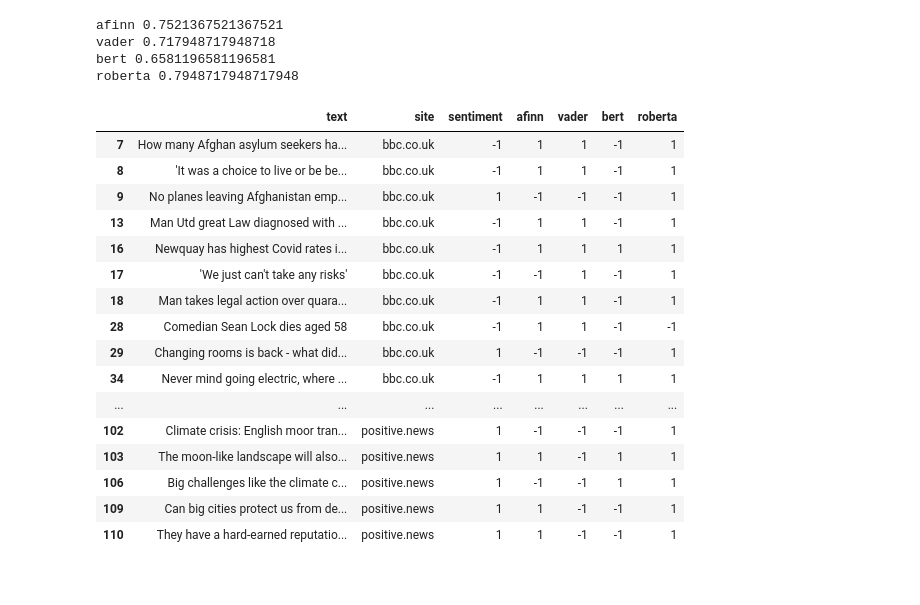
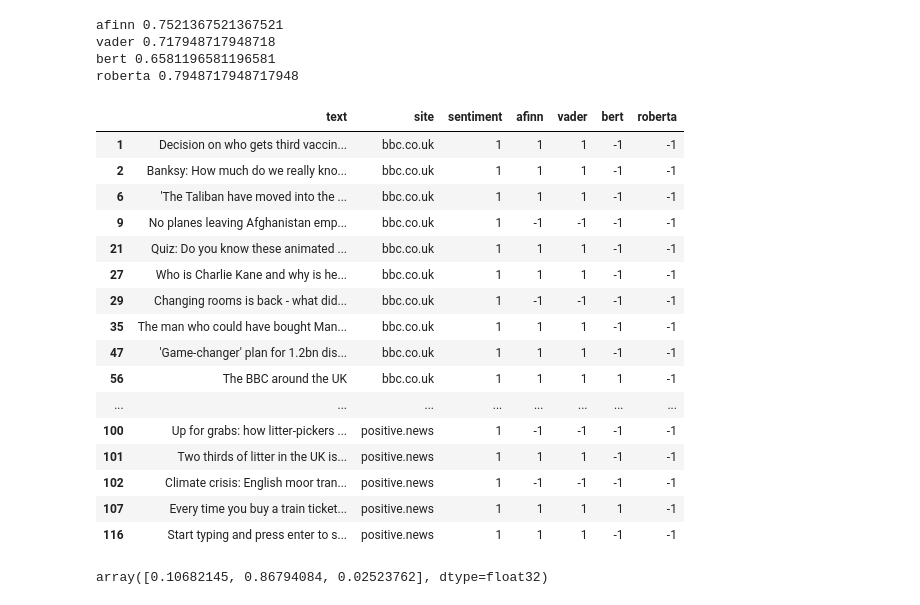
Before and after one commit to mihailthebuilder/bright-news-backend, a Jupyter notebook: research/model.ipynb, the cells around one changed output. Saved outputs shown, nothing was run; the diff lists cells and outputs as text; code cells hidden in the pictures.

```diff
--- a/research/model.ipynb
+++ b/research/model.ipynb
@@ -143,22 +140,22 @@ vader 0.717948717948718
 bert 0.6581196581196581
 roberta 0.7948717948717948
 # %%
-results[results["sentiment"] != results["vader"]]
+results[results["sentiment"] != results["roberta"]]
 # %% [output]
 |  | text | site | sentiment | afinn | vader | bert | roberta |
-| 7 | How many Afghan asylum seekers ha... | bbc.co.uk | -1 | 1 | 1 | -1 | 1 |
-| 8 | 'It was a choice to live or be be... | bbc.co.uk | -1 | 1 | 1 | -1 | 1 |
-| 9 | No planes leaving Afghanistan emp... | bbc.co.uk | 1 | -1 | -1 | -1 | 1 |
-| 13 | Man Utd great Law diagnosed with ... | bbc.co.uk | -1 | 1 | 1 | -1 | 1 |
-| 16 | Newquay has highest Covid rates i... | bbc.co.uk | -1 | 1 | 1 | 1 | 1 |
-| 17 | 'We just can't take any risks' | bbc.co.uk | -1 | -1 | 1 | -1 | 1 |
-| 18 | Man takes legal action over quara... | bbc.co.uk | -1 | 1 | 1 | -1 | 1 |
-| 28 | Comedian Sean Lock dies aged 58 | bbc.co.uk | -1 | 1 | 1 | -1 | -1 |
-| 29 | Changing rooms is back - what did... | bbc.co.uk | 1 | -1 | -1 | -1 | 1 |
-| 34 | Never mind going electric, where ... | bbc.co.uk | -1 | 1 | 1 | 1 | 1 |
+| 1 | Decision on who gets third vaccin... | bbc.co.uk | 1 | 1 | 1 | -1 | -1 |
+| 2 | Banksy: How much do we really kno... | bbc.co.uk | 1 | 1 | 1 | -1 | -1 |
+| 6 | 'The Taliban have moved into the ... | bbc.co.uk | 1 | 1 | 1 | -1 | -1 |
+| 9 | No planes leaving Afghanistan emp... | bbc.co.uk | 1 | -1 | -1 | -1 | -1 |
+| 21 | Quiz: Do you know these animated ... | bbc.co.uk | 1 | 1 | 1 | -1 | -1 |
+| 27 | Who is Charlie Kane and why is he... | bbc.co.uk | 1 | 1 | 1 | -1 | -1 |
+| 29 | Changing rooms is back - what did... | bbc.co.uk | 1 | -1 | -1 | -1 | -1 |
+| 35 | The man who could have bought Man... | bbc.co.uk | 1 | 1 | 1 | -1 | -1 |
+| 47 | 'Game-changer' plan for 1.2bn dis... | bbc.co.uk | 1 | 1 | 1 | -1 | -1 |
+| 56 | The BBC around the UK | bbc.co.uk | 1 | 1 | 1 | 1 | -1 |
 | ... | ... | ... | ... | ... | ... | ... | ... |
-| 102 | Climate crisis: English moor tran... | positive.news | 1 | -1 | -1 | -1 | 1 |
-| 103 | The moon-like landscape will also... | positive.news | 1 | 1 | -1 | 1 | 1 |
-| 106 | Big challenges like the climate c... | positive.news | 1 | -1 | -1 | 1 | 1 |
-| 109 | Can big cities protect us from de... | positive.news | 1 | 1 | -1 | -1 | 1 |
-| 110 | They have a hard-earned reputatio... | positive.news | 1 | 1 | -1 | -1 | 1 |
+| 100 | Up for grabs: how litter-pickers ... | positive.news | 1 | -1 | -1 | -1 | -1 |
+| 101 | Two thirds of litter in the UK is... | positive.news | 1 | 1 | 1 | -1 | -1 |
+| 102 | Climate crisis: English moor tran... | positive.news | 1 | -1 | -1 | -1 | -1 |
+| 107 | Every time you buy a train ticket... | positive.news | 1 | 1 | 1 | 1 | -1 |
+| 116 | Start typing and press enter to s... | positive.news | 1 | 1 | 1 | -1 | -1 |
@@ -164,0 +173,4 @@ results[results["sentiment"] != results["vader"]]
+# %%
+scores
+# %% [output]
+array([0.10682145, 0.86794084, 0.02523762], dtype=float32)
```
Also changed, not shown: parts of 5 cells of this notebook.
